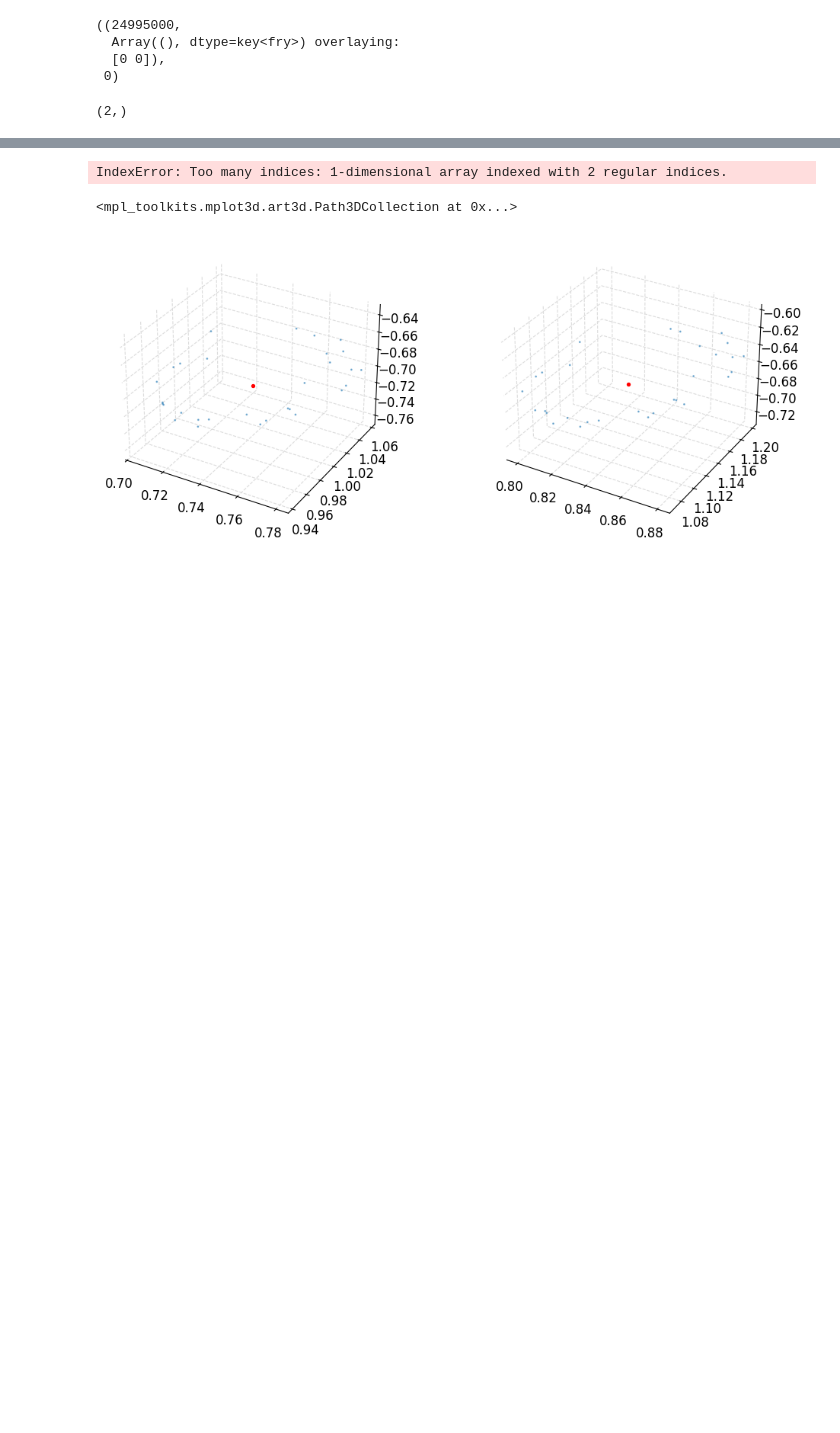
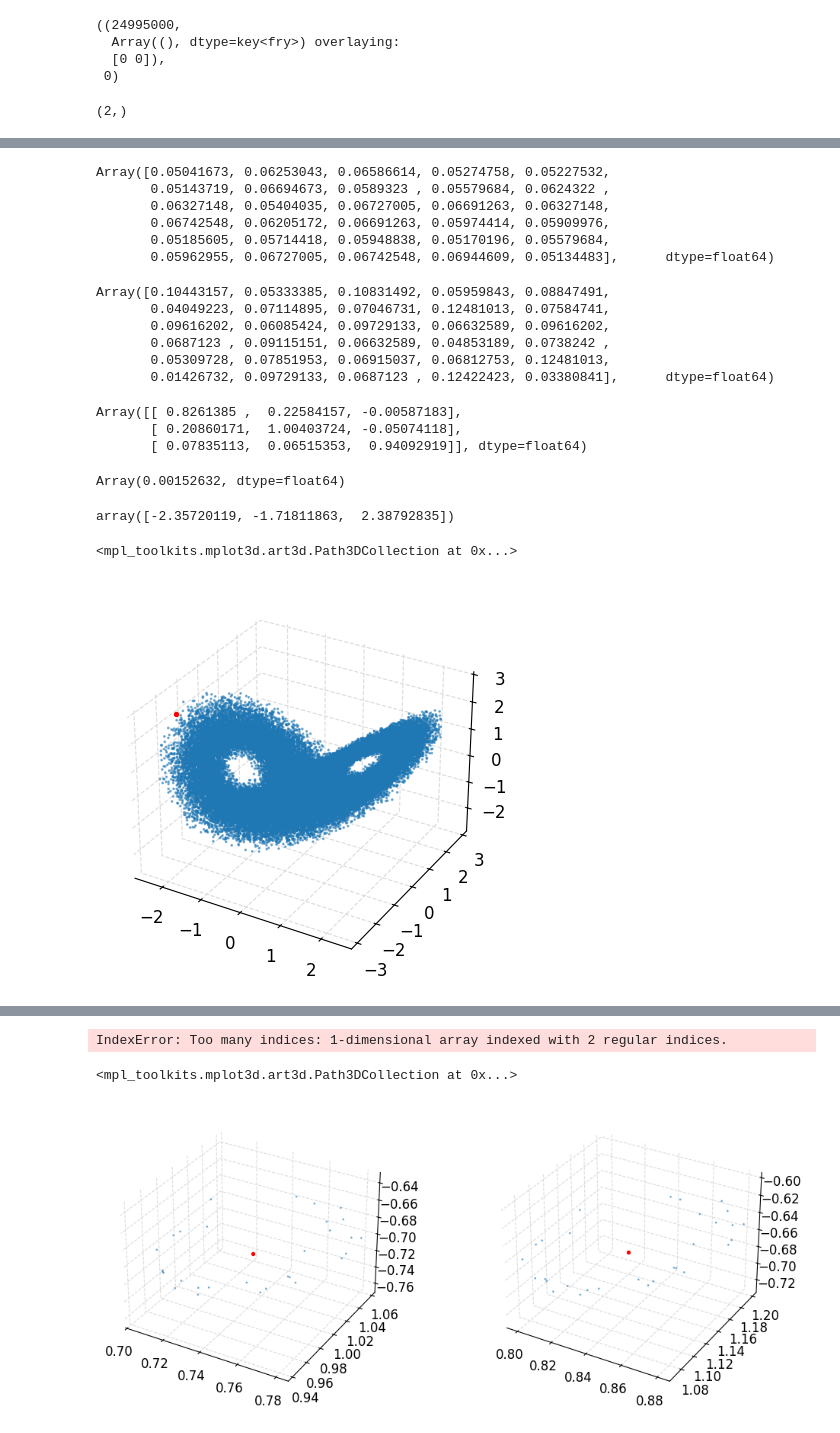
Before and after one commit to Jhko725/sandbox, a Jupyter notebook: notebooks/analysis/tangent_evolution.ipynb, the cells around one changed output, grey strips where cells are left out. Cells and saved outputs as stored; diff of their text form; code cells hidden in the pictures; blank space fills up the shorter version.

```diff
--- a/notebooks/analysis/tangent_evolution.ipynb
+++ b/notebooks/analysis/tangent_evolution.ipynb
@@ -72,0 +93,3 @@ tree = KDTree(u_dataset_flat, leaf_size=10)
+# %%
+lens = np.array([len(r) for r in result])
+min(lens)
@@ -72,0 +170,46 @@ tree = KDTree(u_dataset_flat, leaf_size=10)
+# %%
+jnp.sqrt(jnp.sum((u_nn0 - u0) ** 2, axis=-1))
+# %% [output]
+Array([0.05041673, 0.06253043, 0.06586614, 0.05274758, 0.05227532,
+       0.05143719, 0.06694673, 0.0589323 , 0.05579684, 0.0624322 ,
+       0.06327148, 0.05404035, 0.06727005, 0.06691263, 0.06327148,
+       0.06742548, 0.06205172, 0.06691263, 0.05974414, 0.05909976,
+       0.05185605, 0.05714418, 0.05948838, 0.05170196, 0.05579684,
+       0.05962955, 0.06727005, 0.06742548, 0.06944609, 0.05134483],      dtype=float64)
+# %%
+jnp.sqrt(jnp.sum((u_nn1 - u1) ** 2, axis=-1))
+# %% [output]
+Array([0.10443157, 0.05333385, 0.10831492, 0.05959843, 0.08847491,
+       0.04049223, 0.07114895, 0.07046731, 0.12481013, 0.07584741,
+       0.09616202, 0.06085424, 0.09729133, 0.06632589, 0.09616202,
+       0.0687123 , 0.09115151, 0.06632589, 0.04853189, 0.0738242 ,
+       0.05309728, 0.07851953, 0.06915037, 0.06812753, 0.12481013,
+       0.01426732, 0.09729133, 0.0687123 , 0.12422423, 0.03380841],      dtype=float64)
+# %%
+M_pred = tangent_evolution_matrix(lorenz_scaled, u0, dataset.t[0, 0], dataset.t[0, 1])
+M_pred
+# %% [output]
+Array([[ 0.8261385 ,  0.22584157, -0.00587183],
+       [ 0.20860171,  1.00403724, -0.05074118],
+       [ 0.07835113,  0.06515353,  0.94092919]], dtype=float64)
+# %%
+du0 = u_nn0 - u0
+du1 = u_nn1 - u1
+jnp.mean((M_pred.T @ du0.T - du1.T) ** 2)
+# %% [output]
+Array(0.00152632, dtype=float64)
+# %%
+idx_weird = np.argmin(np.asarray(lens))
+# %%
+u_dataset_flat[idx_weird]
+# %% [output]
+array([-2.35720119, -1.71811863,  2.38792835])
+# %%
+fig, ax = plt.subplots(1, 1, figsize=(8, 4), subplot_kw={"projection": "3d"})
+scatter_kwargs = {"s": 1.0, "alpha": 0.8}
+# ax.scatter(*u_dataset_flat[::100].T, **scatter_kwargs)
+ax.scatter(*u_dataset_flat[idx_weird].T, color="red", s=8.0)
+ax.scatter(*u_dataset_flat[::500].T, s=1.0, alpha=0.5)
+# %% [output]
+<mpl_toolkits.mplot3d.art3d.Path3DCollection at 0x...>
+[figure, added]
```
Also changed, not shown: parts of 21 cells of this notebook, 2 other files.
